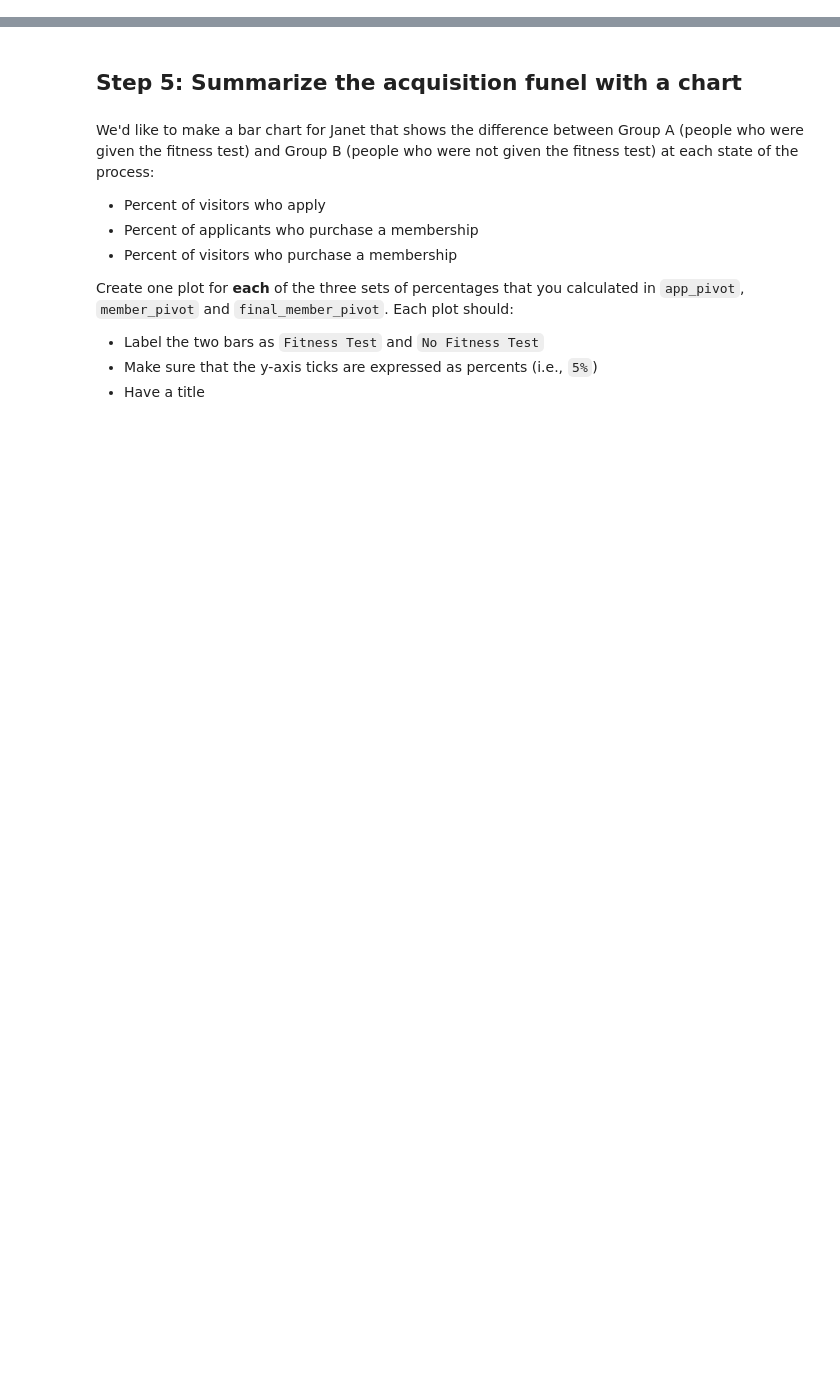
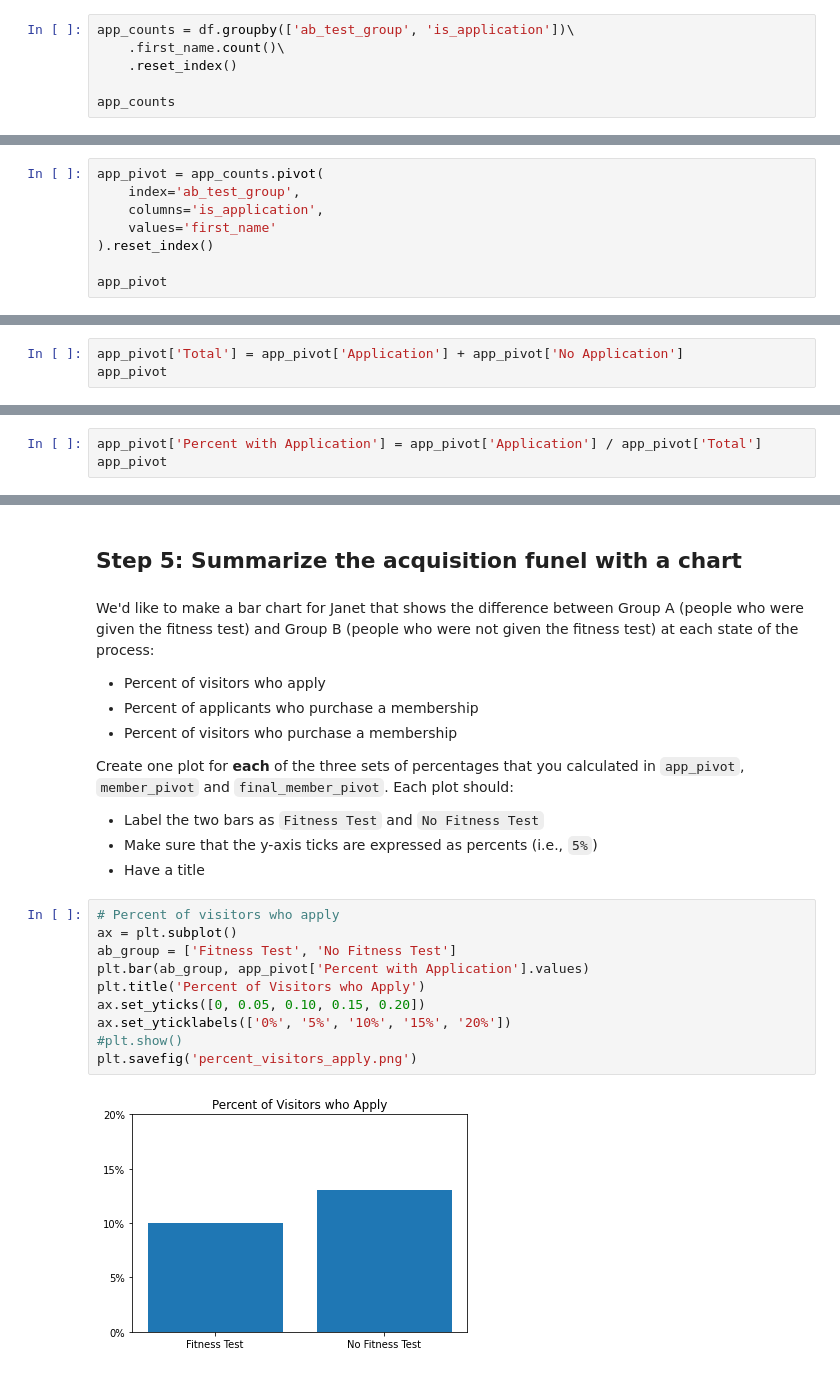
Before and after one commit to bravocharliemike/gym_ab, a Jupyter notebook: gym_ab.ipynb, the cells around one changed output, grey strips where cells are left out. Drawn from its saved outputs; the diff is of its cells as text; blank space fills up the shorter version.

```diff
--- a/gym_ab.ipynb
+++ b/gym_ab.ipynb
@@ -269,2 +281,8 @@ Start by creating a new column in `df` called `is_application` which is `Applica
 # %% [markdown]
 Now, using `groupby`, count how many people from Group A and Group B either do or don't pick up an application.  You'll want to group by `ab_test_group` and `is_application`.  Save this new DataFrame as `app_counts`
+# %%
+app_counts = df.groupby(['ab_test_group', 'is_application'])\
+    .first_name.count()\
+    .reset_index()
+
+app_counts
@@ -273,3 +297,11 @@ We're going to want to calculate the percent of people in each group who complet
 - The `index` is `ab_test_group`
 - The `columns` are `is_application`
 Perform this pivot and save it to the variable `app_pivot`.  Remember to call `reset_index()` at the end of the pivot!
+# %%
+app_pivot = app_counts.pivot(
+    index='ab_test_group',
+    columns='is_application',
+    values='first_name'
+).reset_index()
+
+app_pivot
@@ -276,2 +312,5 @@ Perform this pivot and save it to the variable `app_pivot`.  Remember to call `r
 # %% [markdown]
 Define a new column called `Total`, which is the sum of `Application` and `No Application`.
+# %%
+app_pivot['Total'] = app_pivot['Application'] + app_pivot['No Application']
+app_pivot
@@ -278,2 +321,5 @@ Define a new column called `Total`, which is the sum of `Application` and `No Ap
 # %% [markdown]
 Calculate another column called `Percent with Application`, which is equal to `Application` divided by `Total`.
+# %%
+app_pivot['Percent with Application'] = app_pivot['Application'] / app_pivot['Total']
+app_pivot
@@ -331,3 +489,15 @@ Create one plot for **each** of the three sets of percentages that you calculate
 - Label the two bars as `Fitness Test` and `No Fitness Test`
 - Make sure that the y-axis ticks are expressed as percents (i.e., `5%`)
 - Have a title
+# %%
+# Percent of visitors who apply
+ax = plt.subplot()
+ab_group = ['Fitness Test', 'No Fitness Test']
+plt.bar(ab_group, app_pivot['Percent with Application'].values)
+plt.title('Percent of Visitors who Apply')
+ax.set_yticks([0, 0.05, 0.10, 0.15, 0.20])
+ax.set_yticklabels(['0%', '5%', '10%', '15%', '20%'])
+#plt.show()
+plt.savefig('percent_visitors_apply.png')
+# %% [output]
+[figure, added]
```
Also changed, not shown: parts of 19 cells of this notebook, 4 other files.
